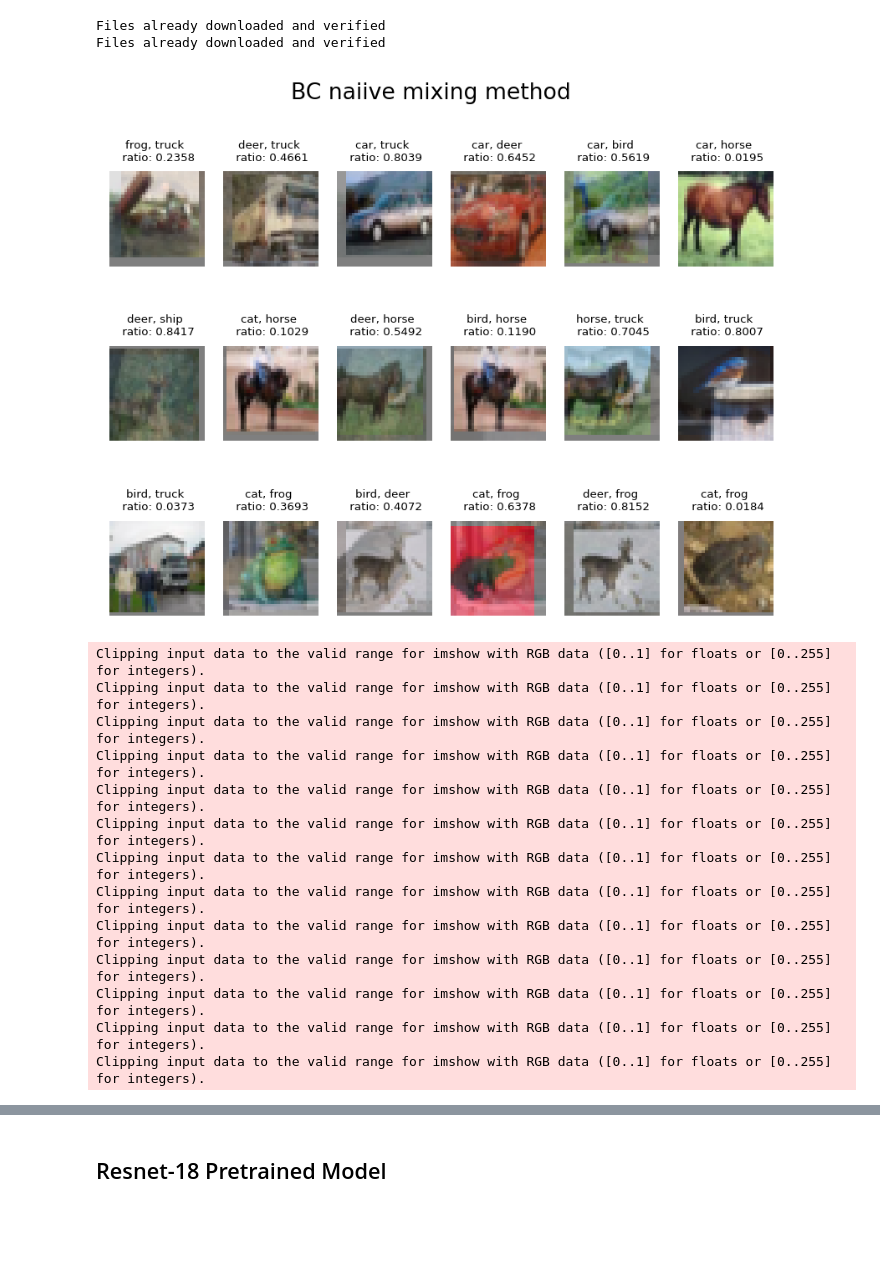
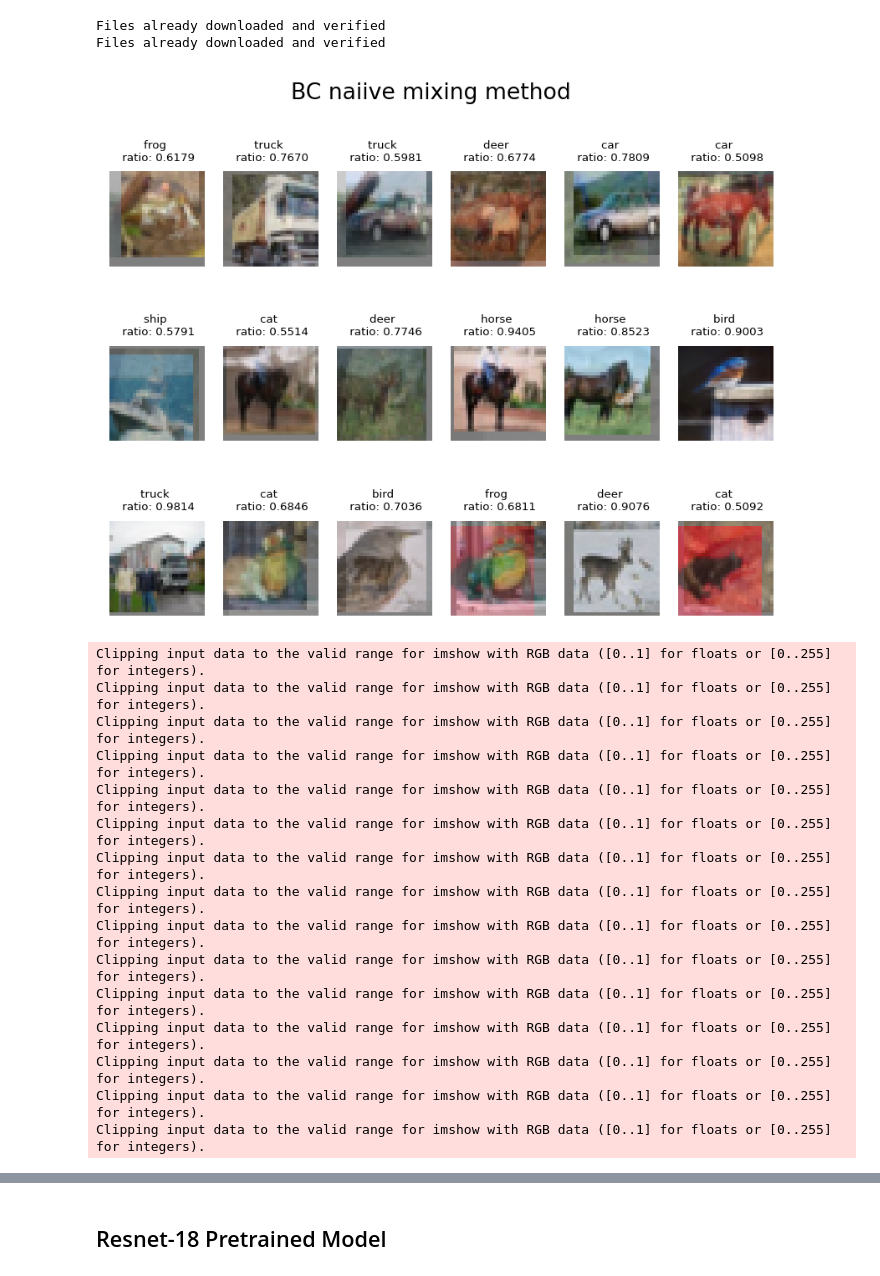
Before and after one commit to KennethWrong/Between-Class-Learning, a Jupyter notebook: project_nb.ipynb, the cells around one changed output, grey strips where cells are left out. Cells and saved outputs as stored; diff of their text form; code cells hidden in the pictures; blank space fills up the shorter version.

```diff
--- a/project_nb.ipynb
+++ b/project_nb.ipynb
@@ -58,18 +25,18 @@ class Mixer:
 
     def mix_images_bc(self, img1, img2):
         #First between class mixing method proposed
-        ratio = random.uniform(0, 1)
-        while ratio == 0:
-            ratio = random.uniform(0, 1)
+        ratio = random.uniform(0.5, 1)
+        while ratio == 0.5:
+            ratio = random.uniform(0.5, 1)
         mixed_image = img1 * ratio + img2 * (1 - ratio)
 
         return mixed_image, ratio
 
     def mix_images_bc_plus(self, img1, img2):
         #Better mixing method
-        ratio = random.uniform(0, 1)
-        while ratio == 0:
-            ratio = random.uniform(0, 1)
+        ratio = random.uniform(0.5, 1)
+        while ratio == 0.5:
+            ratio = random.uniform(0.5, 1)
         i1_mean, i2_mean = torch.mean(img1), torch.mean(img2)
         i1_std, i2_std = torch.std(img1), torch.std(img2)
         p = 1 / (1 + (i1_std / i2_std) * ((1 - ratio) / ratio))
@@ -110,7 +77,8 @@ class Mixer:
 
     def mix_image_dataset(self, images, labels, algo="bc"):
         mixed_images = torch.empty(images.shape)
-        mix_ratios = torch.empty((images.shape[0], len(labels[0])))
+        mix_labels = torch.empty((images.shape[0], len(labels[0])))
+        mix_ratios = torch.empty((images.shape[0]))
         mixing_algo = self.mix_images_bc_plus if algo == "bc+" else self.mix_images_bc
         total = 0
 
@@ -122,11 +90,12 @@ class Mixer:
                 if i + offset < images.shape[0] and not torch.all(torch.eq(labels[i], labels[i + offset])):
                     m_i, ratio = mixing_algo(images[i], images[i + offset])
                     mixed_images[i] = m_i
-                    mix_ratios[i] = torch.mul(labels[i],ratio) + torch.mul(labels[i + offset],(1 - ratio))
+                    mix_labels[i] = labels[i]
+                    mix_ratios[i] = ratio
                     total += 1
 
 
-        return mixed_images, mix_ratios
+        return mixed_images, mix_labels, mix_ratios
 # %%
 classes = ('plane', 'car', 'bird', 'cat', 'deer', 'dog', 'frog', 'horse', 'ship', 'truck')
 # %%
@@ -135,11 +104,11 @@ mixer = Mixer()
 origianl_train_set, original_train_set_label = mixer.get_train_dataset()
 original_test_set, original_test_set_label = mixer.get_test_dataset()
 
-mixed_train_images, mixed_train_labels = mixer.mix_image_dataset(original_train_set, original_train_set_label, algo="bc")
-plus_mixed_train_images, plus_mixed_train_labels = mixer.mix_image_dataset(original_train_set, original_train_set_label, algo="bc+")
+mixed_train_images, mixed_train_labels, mix_train_ratios = mixer.mix_image_dataset(original_train_set, original_train_set_label, algo="bc")
+plus_mixed_train_images, plus_mixed_train_labels, plus_mixed_train_ratios = mixer.mix_image_dataset(original_train_set, original_train_set_label, algo="bc+")
 
-mixed_test_images, mixed_test_labels = mixer.mix_image_dataset(original_test_set, original_test_set_label, algo="bc")
-plus_mixed_test_images, plus_mixed_test_labels = mixer.mix_image_dataset(original_test_set, original_test_set_label, algo="bc+")
+mixed_test_images, mixed_test_labels, mixed_test_ratios = mixer.mix_image_dataset(original_test_set, original_test_set_label, algo="bc")
+plus_mixed_test_images, plus_mixed_test_labels, plus_mixed_test_ratios = mixer.mix_image_dataset(original_test_set, original_test_set_label, algo="bc+")
 # %% [output]
 Files already downloaded and verified
 Files already downloaded and verified
@@ -148,36 +117,36 @@ Files already downloaded and verified
 #BC naiive mixing method plot
 fig, axs = plt.subplots(3, 6)
 fig.set_dpi(160)
 fig.suptitle("BC naiive mixing method")
 for i in range(3):
     for j in range(6):
         r_index = i * 8 + j
         img = mixed_train_images[r_index] / 2 + 0.5
         axs[i, j].imshow(np.transpose(img, (1, 2,0)))
         axs[i, j].axis('off')
         image_label = torch.nonzero(mixed_train_labels[r_index])
-        axs[i,j].set_title("{}, {} \n ratio: {:.4f}".format(classes[image_label[0]],classes[image_label[1]], float(mixed_train_labels[r_index][image_label[0]])),
+        axs[i,j].set_title("{} \n ratio: {:.4f}".format(classes[image_label[0]], float(mix_train_ratios[r_index])),
         fontdict={'fontsize':6})
 
 plt.show()
 
 #BC+ mixing method plot
 fig, axs = plt.subplots(3, 6)
 fig.set_dpi(160)
 fig.suptitle("BC+ mixing method")
 for i in range(3):
     for j in range(6):
         r_index = i * 8 + j
         img = plus_mixed_train_images[r_index] / 2 + 0.5
         axs[i, j].imshow(np.transpose(img, (1, 2,0)))
         axs[i, j].axis('off')
         image_label = torch.nonzero(plus_mixed_train_labels[r_index])
-        axs[i,j].set_title("{}, {} \n ratio: {:.4f}".format(classes[image_label[0]],classes[image_label[1]], float(plus_mixed_train_labels[r_index][image_label[0]])),
+        axs[i,j].set_title("{} \n ratio: {:.4f}".format(classes[image_label[0]], float(plus_mixed_train_ratios[r_index])),
         fontdict={'fontsize':6})
 
 plt.show()
 # %% [output]
-[figure, old version]
+[figure, new version]
 Clipping input data to the valid range for imshow with RGB data ([0..1] for floats or [0..255] for integers).
 Clipping input data to the valid range for imshow with RGB data ([0..1] for floats or [0..255] for integers).
 Clipping input data to the valid range for imshow with RGB data ([0..1] for floats or [0..255] for integers).
@@ -191,3 +160,5 @@ Clipping input data to the valid range for imshow with RGB data ([0..1] for floa
 Clipping input data to the valid range for imshow with RGB data ([0..1] for floats or [0..255] for integers).
 Clipping input data to the valid range for imshow with RGB data ([0..1] for floats or [0..255] for integers).
 Clipping input data to the valid range for imshow with RGB data ([0..1] for floats or [0..255] for integers).
+Clipping input data to the valid range for imshow with RGB data ([0..1] for floats or [0..255] for integers).
+Clipping input data to the valid range for imshow with RGB data ([0..1] for floats or [0..255] for integers).
```
Also changed, not shown: parts of 8 cells of this notebook.
